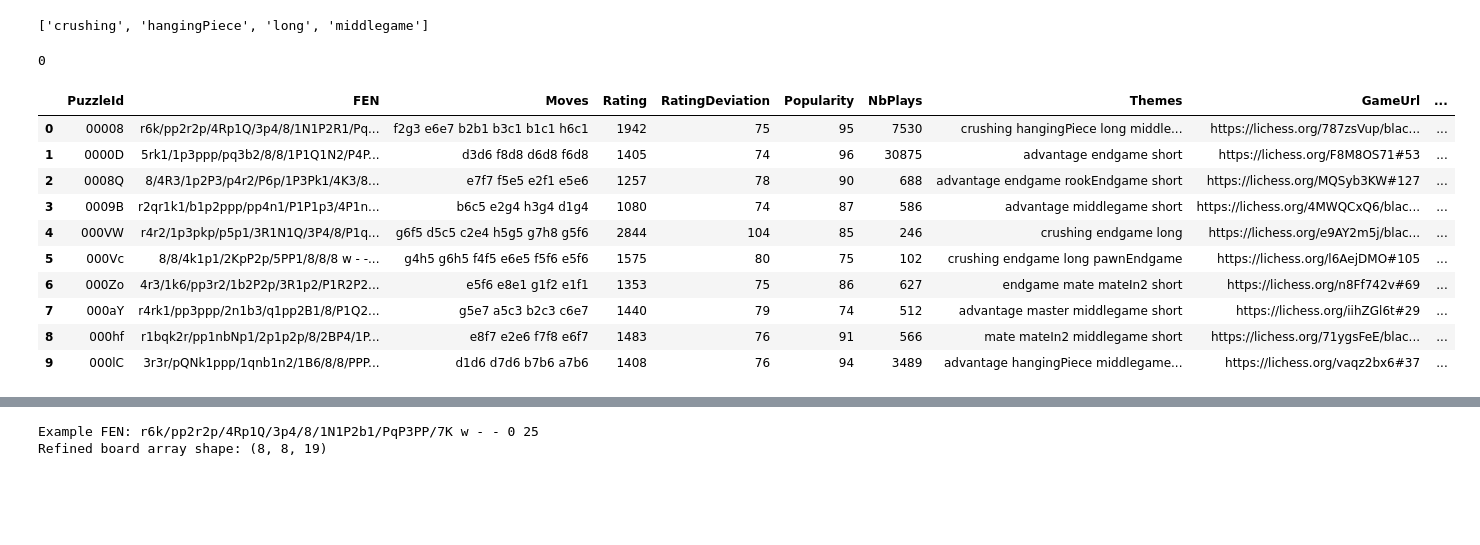
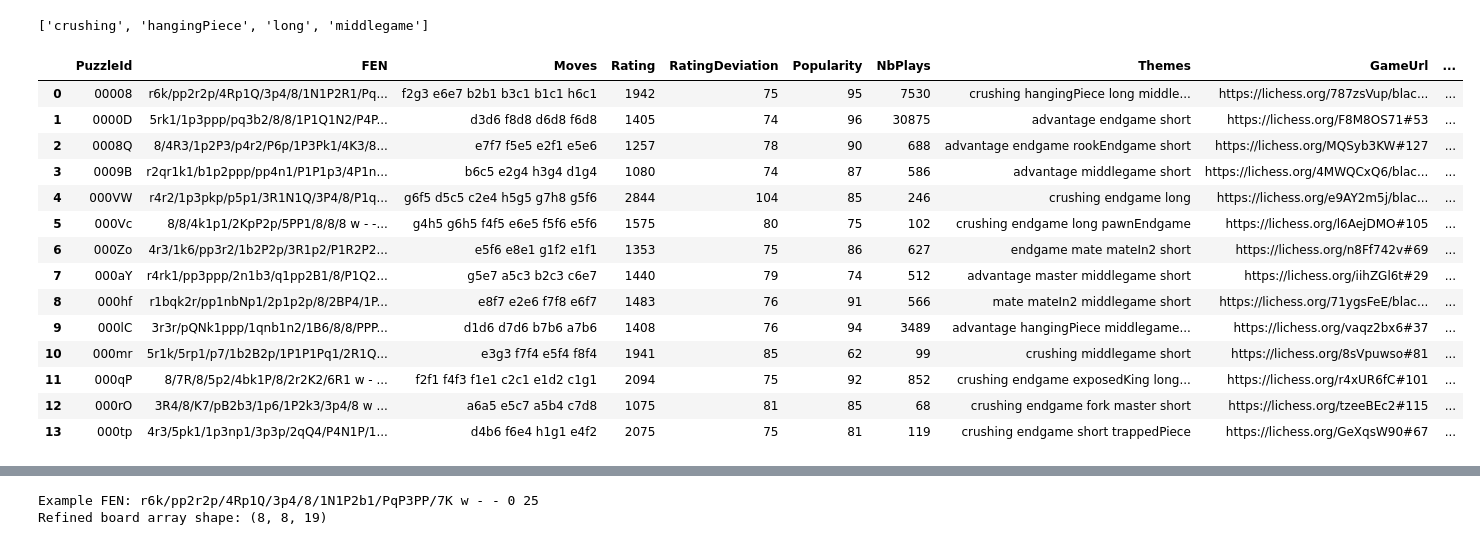
Before and after one commit to FarisKarim/puzzlerecommender, a Jupyter notebook: backend/chess.ipynb, the cells around one changed output, grey strips where cells are left out. Cells and saved outputs as stored; diff of their text form; code cells hidden in the pictures; blank space fills up the shorter version.

```diff
--- a/backend/chess.ipynb
+++ b/backend/chess.ipynb
@@ -55,23 +44,23 @@ tags = parse_themes(sample_theme)
 print(tags)
 # %% [output]
 ['crushing', 'hangingPiece', 'long', 'middlegame']
-# %%
-df['Themes'].isnull().sum()
-# %% [output]
-0
 # %%
 df['ParsedThemes'] = df['Themes'].apply(parse_themes)
 
-df.head(10)
+df.head(14)
 # %% [output]
 |  | PuzzleId | FEN | Moves | Rating | RatingDeviation | Popularity | NbPlays | Themes | GameUrl | ... |
 | 0 | 00008 | r6k/pp2r2p/4Rp1Q/3p4/8/1N1P2R1/Pq... | f2g3 e6e7 b2b1 b3c1 b1c1 h6c1 | 1942 | 75 | 95 | 7530 | crushing hangingPiece long middle... | https://lichess.org/787zsVup/blac... | ... |
 | 1 | 0000D | 5rk1/1p3ppp/pq3b2/8/8/1P1Q1N2/P4P... | d3d6 f8d8 d6d8 f6d8 | 1405 | 74 | 96 | 30875 | advantage endgame short | https://lichess.org/F8M8OS71#53 | ... |
 | 2 | 0008Q | 8/4R3/1p2P3/p4r2/P6p/1P3Pk1/4K3/8... | e7f7 f5e5 e2f1 e5e6 | 1257 | 78 | 90 | 688 | advantage endgame rookEndgame short | https://lichess.org/MQSyb3KW#127 | ... |
 | 3 | 0009B | r2qr1k1/b1p2ppp/pp4n1/P1P1p3/4P1n... | b6c5 e2g4 h3g4 d1g4 | 1080 | 74 | 87 | 586 | advantage middlegame short | https://lichess.org/4MWQCxQ6/blac... | ... |
 | 4 | 000VW | r4r2/1p3pkp/p5p1/3R1N1Q/3P4/8/P1q... | g6f5 d5c5 c2e4 h5g5 g7h8 g5f6 | 2844 | 104 | 85 | 246 | crushing endgame long | https://lichess.org/e9AY2m5j/blac... | ... |
 | 5 | 000Vc | 8/8/4k1p1/2KpP2p/5PP1/8/8/8 w - -... | g4h5 g6h5 f4f5 e6e5 f5f6 e5f6 | 1575 | 80 | 75 | 102 | crushing endgame long pawnEndgame | https://lichess.org/l6AejDMO#105 | ... |
 | 6 | 000Zo | 4r3/1k6/pp3r2/1b2P2p/3R1p2/P1R2P2... | e5f6 e8e1 g1f2 e1f1 | 1353 | 75 | 86 | 627 | endgame mate mateIn2 short | https://lichess.org/n8Ff742v#69 | ... |
 | 7 | 000aY | r4rk1/pp3ppp/2n1b3/q1pp2B1/8/P1Q2... | g5e7 a5c3 b2c3 c6e7 | 1440 | 79 | 74 | 512 | advantage master middlegame short | https://lichess.org/iihZGl6t#29 | ... |
 | 8 | 000hf | r1bqk2r/pp1nbNp1/2p1p2p/8/2BP4/1P... | e8f7 e2e6 f7f8 e6f7 | 1483 | 76 | 91 | 566 | mate mateIn2 middlegame short | https://lichess.org/71ygsFeE/blac... | ... |
 | 9 | 000lC | 3r3r/pQNk1ppp/1qnb1n2/1B6/8/8/PPP... | d1d6 d7d6 b7b6 a7b6 | 1408 | 76 | 94 | 3489 | advantage hangingPiece middlegame... | https://lichess.org/vaqz2bx6#37 | ... |
+| 10 | 000mr | 5r1k/5rp1/p7/1b2B2p/1P1P1Pq1/2R1Q... | e3g3 f7f4 e5f4 f8f4 | 1941 | 85 | 62 | 99 | crushing middlegame short | https://lichess.org/8sVpuwso#81 | ... |
+| 11 | 000qP | 8/7R/8/5p2/4bk1P/8/2r2K2/6R1 w - ... | f2f1 f4f3 f1e1 c2c1 e1d2 c1g1 | 2094 | 75 | 92 | 852 | crushing endgame exposedKing long... | https://lichess.org/r4xUR6fC#101 | ... |
+| 12 | 000rO | 3R4/8/K7/pB2b3/1p6/1P2k3/3p4/8 w ... | a6a5 e5c7 a5b4 c7d8 | 1075 | 81 | 85 | 68 | crushing endgame fork master short | https://lichess.org/tzeeBEc2#115 | ... |
+| 13 | 000tp | 4r3/5pk1/1p3np1/3p3p/2qQ4/P4N1P/1... | d4b6 f6e4 h1g1 e4f2 | 2075 | 75 | 81 | 119 | crushing endgame short trappedPiece | https://lichess.org/GeXqsW90#67 | ... |
```
Also changed, not shown: parts of 24 cells of this notebook, 3 other files.
